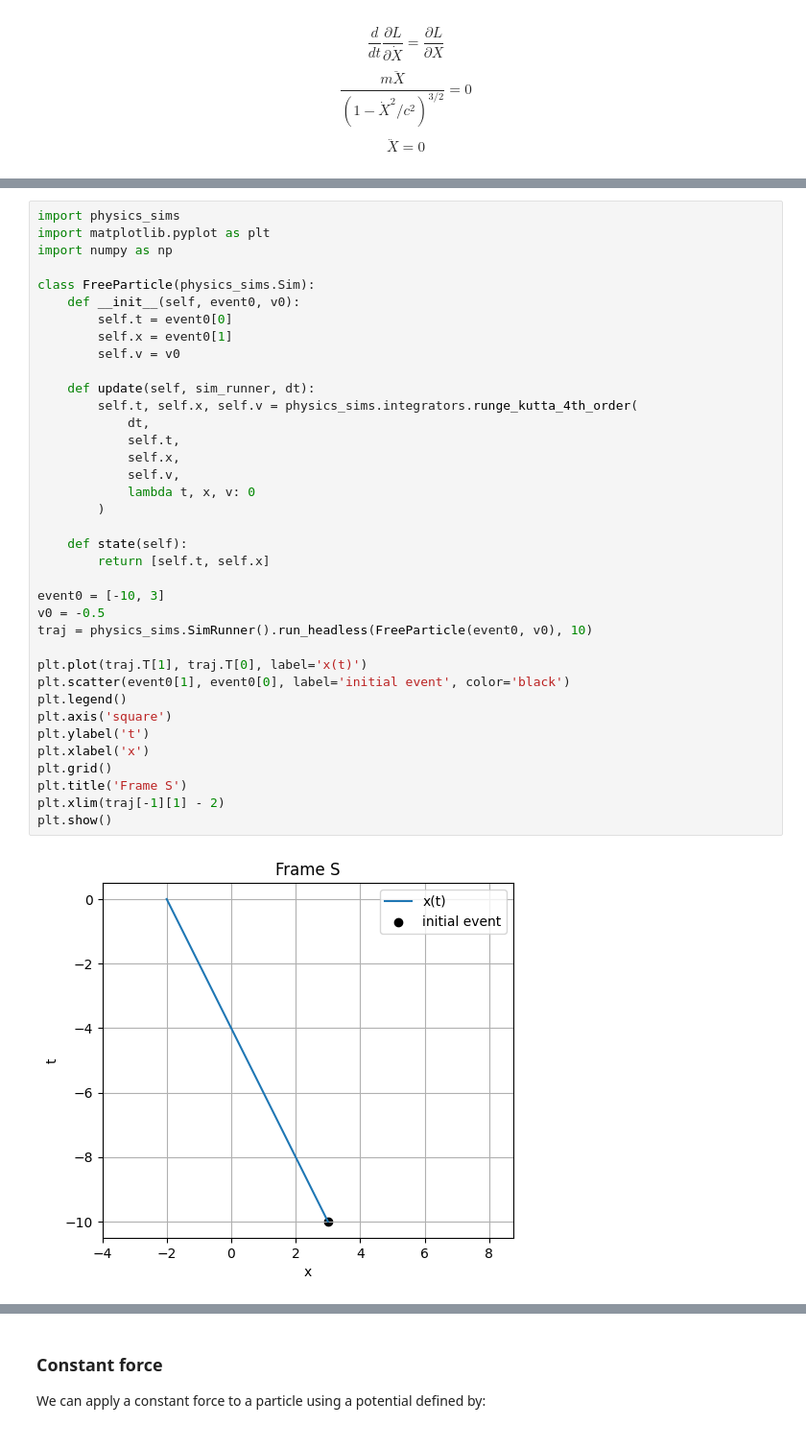
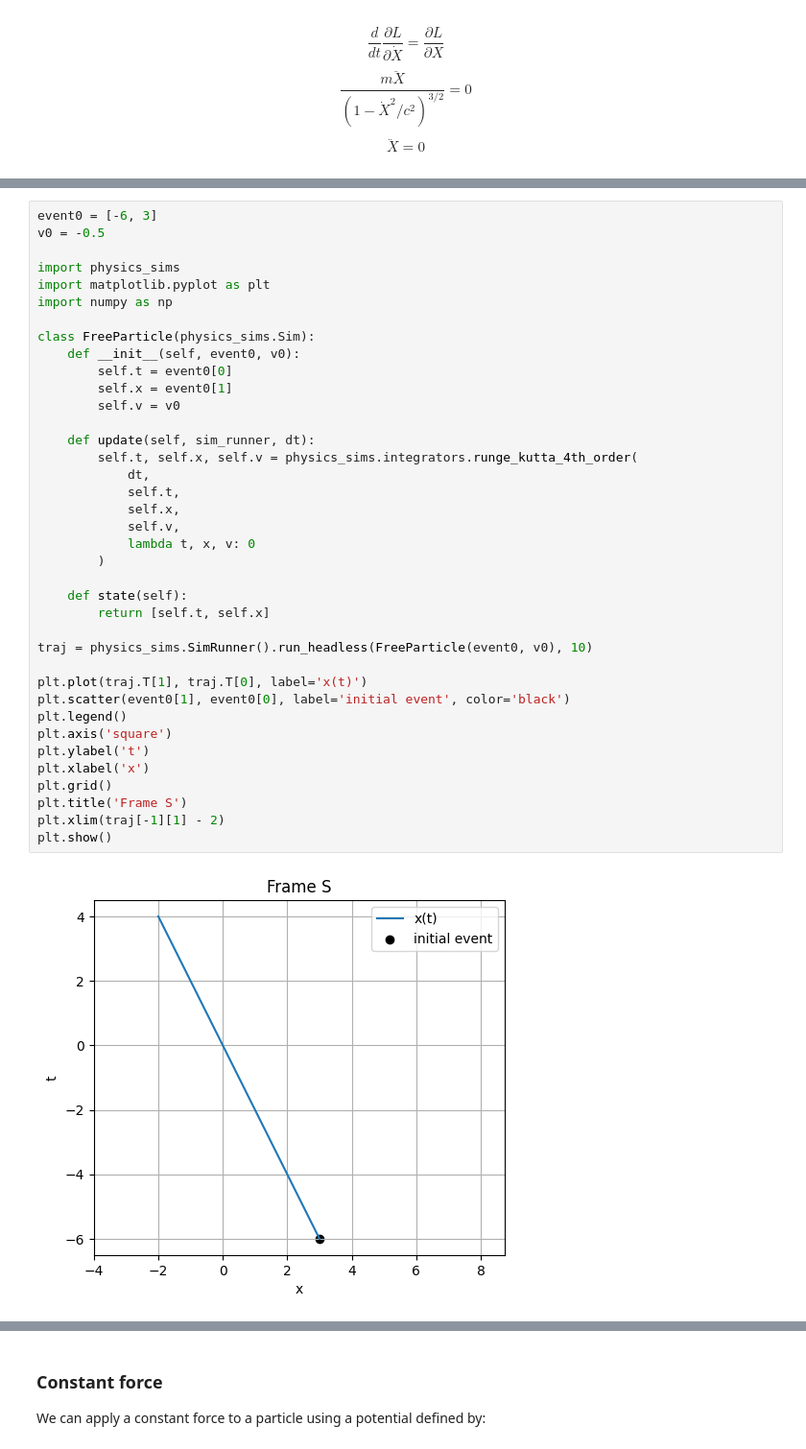
Before and after one commit to kurtamohler/physics-sims, a Jupyter notebook: notebooks/Special Relativity Lagrangian Mechanics.ipynb, the cells around one changed output, grey strips where cells are left out. Shown at 96% size. Saved outputs shown, nothing was run; the diff lists cells and outputs as text.

```diff
--- a/notebooks/Special Relativity Lagrangian Mechanics.ipynb
+++ b/notebooks/Special Relativity Lagrangian Mechanics.ipynb
@@ -92,4 +92,7 @@ Let's make a simulation of this equation of motion in two different frames of re
 # %%
+event0 = [-6, 3]
+v0 = -0.5
+
 import physics_sims
 import matplotlib.pyplot as plt
 import numpy as np
@@ -98,34 +101,32 @@ class FreeParticle(physics_sims.Sim):
     def __init__(self, event0, v0):
         self.t = event0[0]
         self.x = event0[1]
         self.v = v0
 
     def update(self, sim_runner, dt):
         self.t, self.x, self.v = physics_sims.integrators.runge_kutta_4th_order(
             dt,
             self.t,
             self.x,
             self.v,
             lambda t, x, v: 0
         )
 
     def state(self):
         return [self.t, self.x]
 
-event0 = [-10, 3]
-v0 = -0.5
 traj = physics_sims.SimRunner().run_headless(FreeParticle(event0, v0), 10)
 
 plt.plot(traj.T[1], traj.T[0], label='x(t)')
 plt.scatter(event0[1], event0[0], label='initial event', color='black')
 plt.legend()
 plt.axis('square')
 plt.ylabel('t')
 plt.xlabel('x')
 plt.grid()
 plt.title('Frame S')
 plt.xlim(traj[-1][1] - 2)
 plt.show()
 # %% [output]
-[figure, old version]
+[figure, new version]
 # %% [markdown]
```
Also changed, not shown: parts of 19 cells of this notebook.
